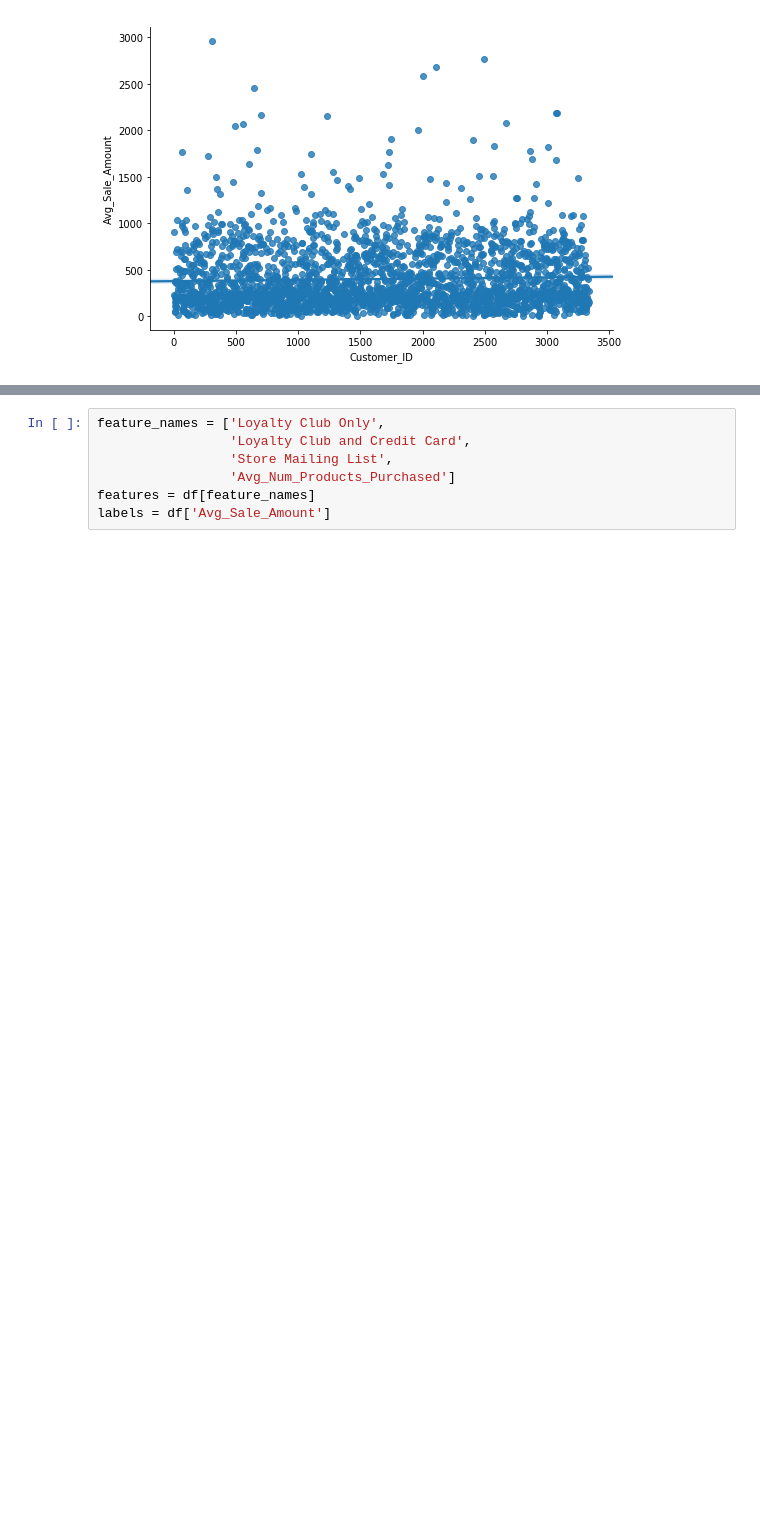
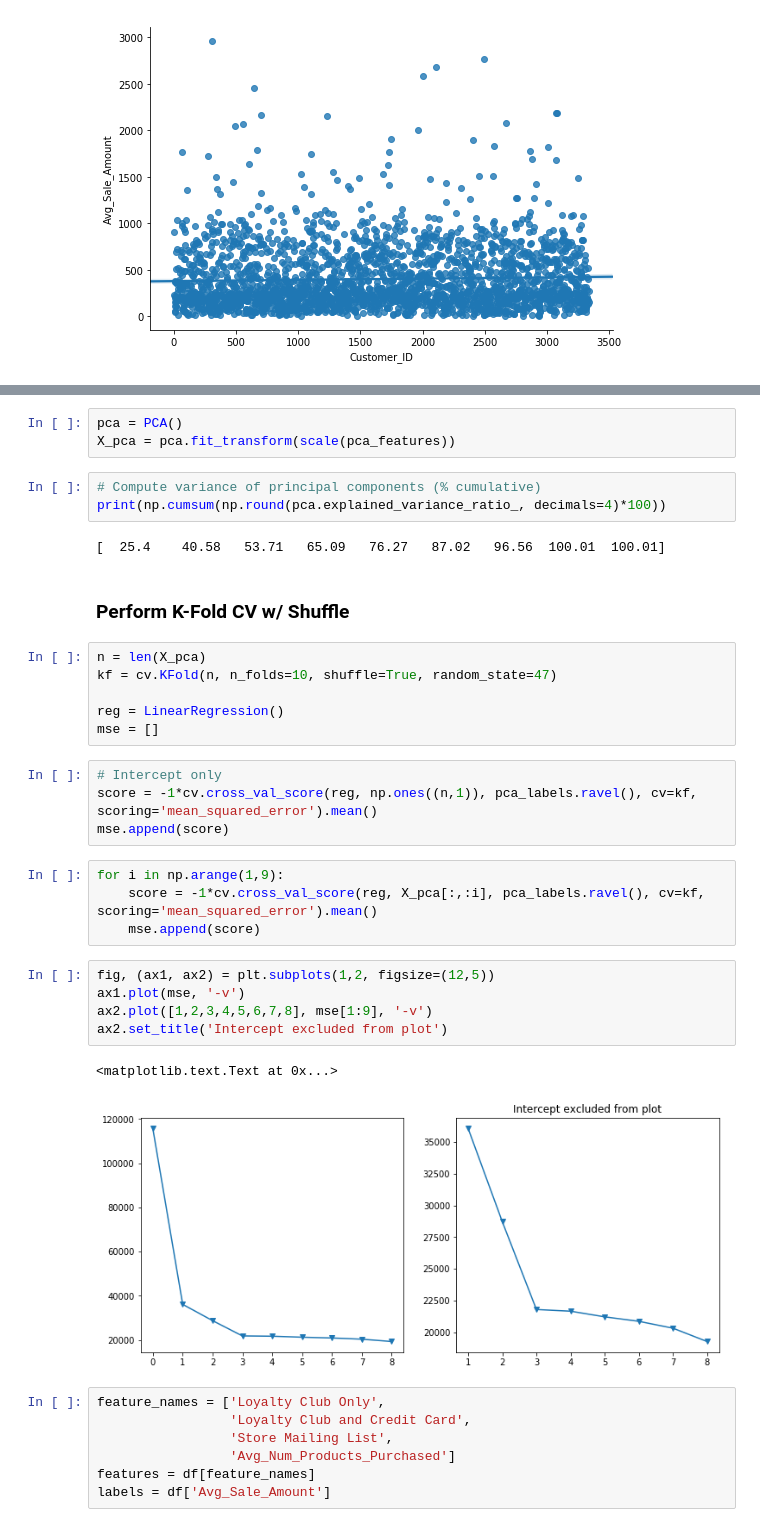
Before and after one commit to cmgiler/Udacity-Business-Analyst-Nanodegree, a Jupyter notebook: project1-2/Project 2 - Product Catalog Sales Prediction.ipynb, the cells around one changed output, grey strips where cells are left out. Drawn from its saved outputs; the diff is of its cells as text; blank space fills up the shorter version.

Commit message:
Modify Project #1-2 to perform PCA (still needs updating).

```diff
--- a/project1-2/Project 2 - Product Catalog Sales Prediction.ipynb
+++ b/project1-2/Project 2 - Product Catalog Sales Prediction.ipynb
@@ -100,3 +126,35 @@ df[['Customer_Segment',
+# %%
+pca = PCA()
+X_pca = pca.fit_transform(scale(pca_features))
+# %%
+# Compute variance of principal components (% cumulative)
+print(np.cumsum(np.round(pca.explained_variance_ratio_, decimals=4)*100))
+# %% [output]
+[  25.4    40.58   53.71   65.09   76.27   87.02   96.56  100.01  100.01]
+# %% [markdown]
+### Perform K-Fold CV w/ Shuffle
+# %%
+n = len(X_pca)
+kf = cv.KFold(n, n_folds=10, shuffle=True, random_state=47)
+
+reg = LinearRegression()
+mse = []
+# %%
+# Intercept only
+score = -1*cv.cross_val_score(reg, np.ones((n,1)), pca_labels.ravel(), cv=kf, scoring='mean_squared_error').mean()
+mse.append(score)
+# %%
+for i in np.arange(1,9):
+    score = -1*cv.cross_val_score(reg, X_pca[:,:i], pca_labels.ravel(), cv=kf, scoring='mean_squared_error').mean()
+    mse.append(score)
+# %%
+fig, (ax1, ax2) = plt.subplots(1,2, figsize=(12,5))
+ax1.plot(mse, '-v')
+ax2.plot([1,2,3,4,5,6,7,8], mse[1:9], '-v')
+ax2.set_title('Intercept excluded from plot')
+# %% [output]
+<matplotlib.text.Text at 0x...>
+[figure, added]
 # %%
 feature_names = ['Loyalty Club Only',
                  'Loyalty Club and Credit Card',
```
Also changed, not shown: parts of 13 cells of this notebook, 2 other files.
